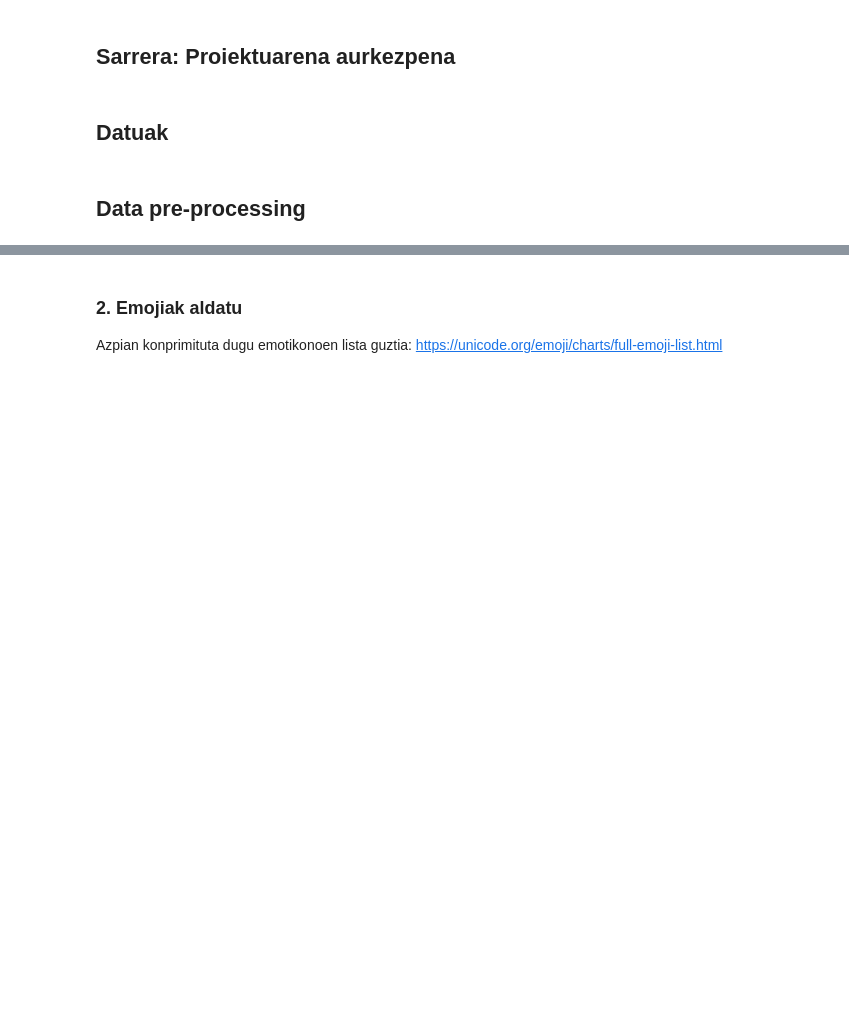
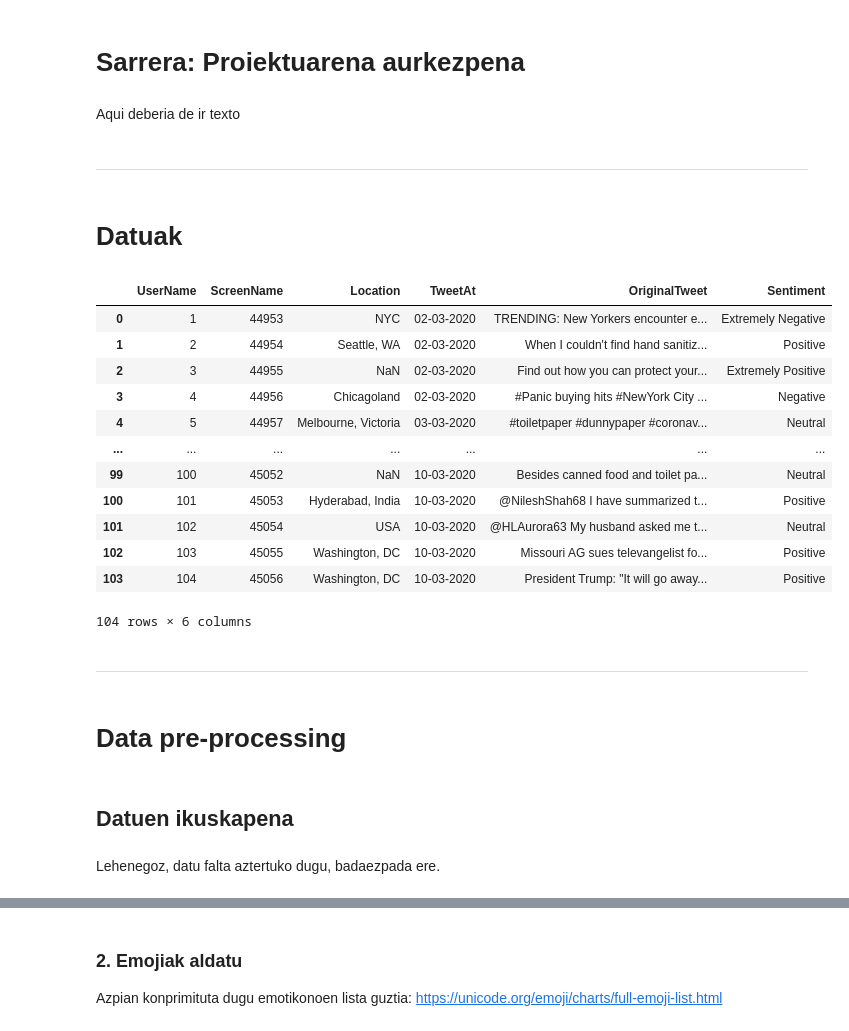
Before and after one commit to Kerman-Sanjuan/Covid-19-Tweet-Sentiment-Analysis, a Jupyter notebook: Proiektua.ipynb, the cells around one changed output, grey strips where cells are left out. Cells and saved outputs as stored; diff of their text form; code cells hidden in the pictures; blank space fills up the shorter version.

```diff
--- a/Proiektua.ipynb
+++ b/Proiektua.ipynb
@@ -12,7 +16,9 @@ Hau da gure WEKA-ko proiektua, Natural lenguage processing-era bideratutakoa. Pr
 * [Model deployment](#deployment)
 * [Konklusioa](#conclusion)
 # %% [markdown]
-## Sarrera: Proiektuarena aurkezpena <a name="sarrera"></a>
+# Sarrera: Proiektuarena aurkezpena <a name="sarrera"></a>
+# %% [markdown]
+Aqui deberia de ir texto
 # %%
 import pandas as pd
 import numpy as np
@@ -22,9 +28,26 @@ import missingno as msg
 import string
 import re
 import nltk
+# %% [markdown]
+<hr>
 # %% [markdown]
-## Datuak <a name="datuak"></a>
+# Datuak <a name="datuak"></a>
 # %%
 df = pd.read_csv("data_preprocess_short.csv",engine='python')
+df
+# %% [output]
+|  | UserName | ScreenName | Location | TweetAt | OriginalTweet | Sentiment |
+| 0 | 1 | 44953 | NYC | 02-03-2020 | TRENDING: New Yorkers encounter e... | Extremely Negative |
+| 1 | 2 | 44954 | Seattle, WA | 02-03-2020 | When I couldn't find hand sanitiz... | Positive |
+| 2 | 3 | 44955 | NaN | 02-03-2020 | Find out how you can protect your... | Extremely Positive |
+| 3 | 4 | 44956 | Chicagoland | 02-03-2020 | #Panic buying hits #NewYork City ... | Negative |
+| 4 | 5 | 44957 | Melbourne, Victoria | 03-03-2020 | #toiletpaper #dunnypaper #coronav... | Neutral |
+| ... | ... | ... | ... | ... | ... | ... |
+| 99 | 100 | 45052 | NaN | 10-03-2020 | Besides canned food and toilet pa... | Neutral |
+| 100 | 101 | 45053 | Hyderabad, India | 10-03-2020 | @NileshShah68 I have summarized t... | Positive |
+| 101 | 102 | 45054 | USA | 10-03-2020 | @HLAurora63 My husband asked me t... | Neutral |
+| 102 | 103 | 45055 | Washington, DC | 10-03-2020 | Missouri AG sues televangelist fo... | Positive |
+| 103 | 104 | 45056 | Washington, DC | 10-03-2020 | President Trump: "It will go away... | Positive |
+104 rows × 6 columns
 # %%
 df.drop(columns={'UserName','ScreenName','Location','TweetAt'},axis=1,inplace=True)
@@ -31,2 +56,8 @@ df.drop(columns={'UserName','ScreenName','Location','TweetAt'},axis=1,inplace=Tr
+# %% [markdown]
+<hr>
 # %% [markdown]
-## Data pre-processing <a name="dpr"></a>
+# Data pre-processing <a name="dpr"></a>
+# %% [markdown]
+## Datuen ikuskapena <a name="ikuskapena"></a>
+# %% [markdown]
+Lehenegoz, datu falta aztertuko dugu, badaezpada ere.
```
Also changed, not shown: parts of 33 cells of this notebook.
